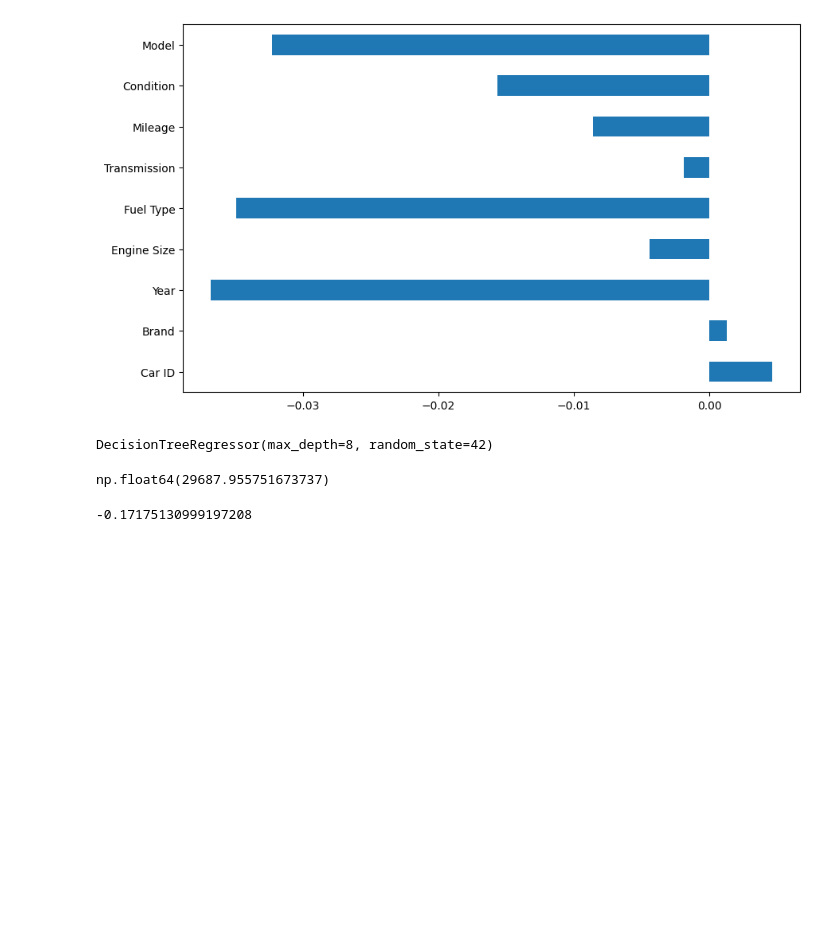
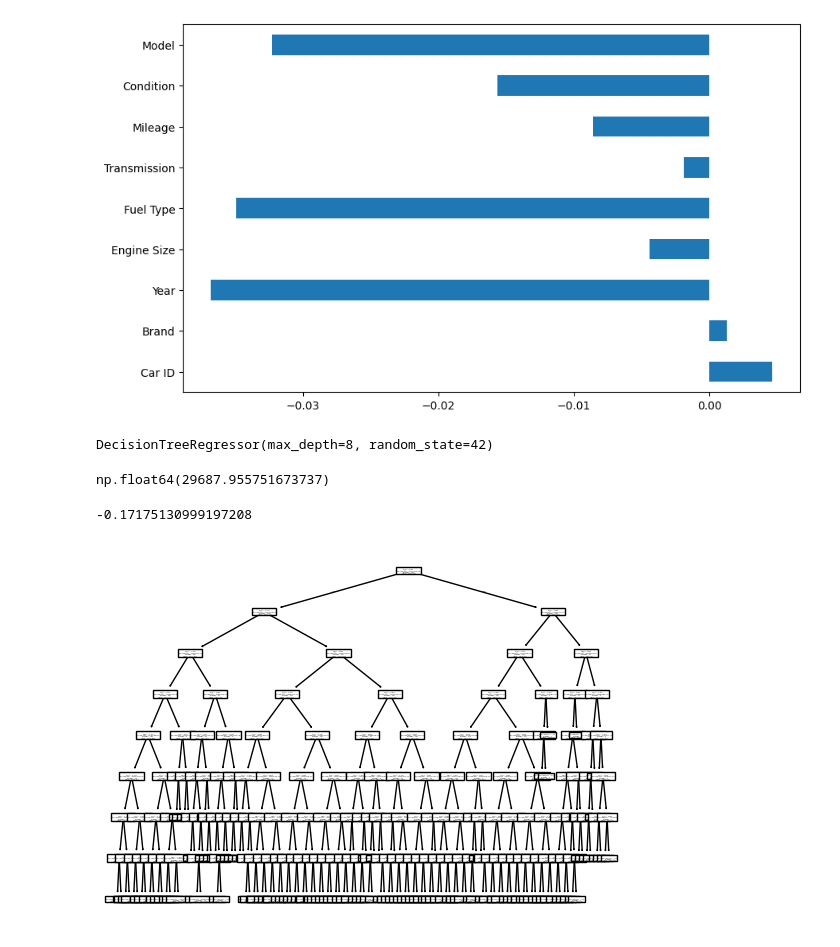
Before and after one commit to saket-nugget/CarPrices_RegTree, a Jupyter notebook: CarPrices_RegTree.ipynb, the cells around one changed output. Cells and saved outputs as stored; diff of their text form; code cells hidden in the pictures; blank space fills up the shorter version.

```diff
--- a/CarPrices_RegTree.ipynb
+++ b/CarPrices_RegTree.ipynb
@@ -77,3 +77,8 @@ np.float64(29687.955751673737)
 rt.score(X_test,y_test)
 # %% [output]
 -0.17175130999197208
+# %%
+plot_tree(rt)
+plt.show()
+# %% [output]
+[figure, added]
```
